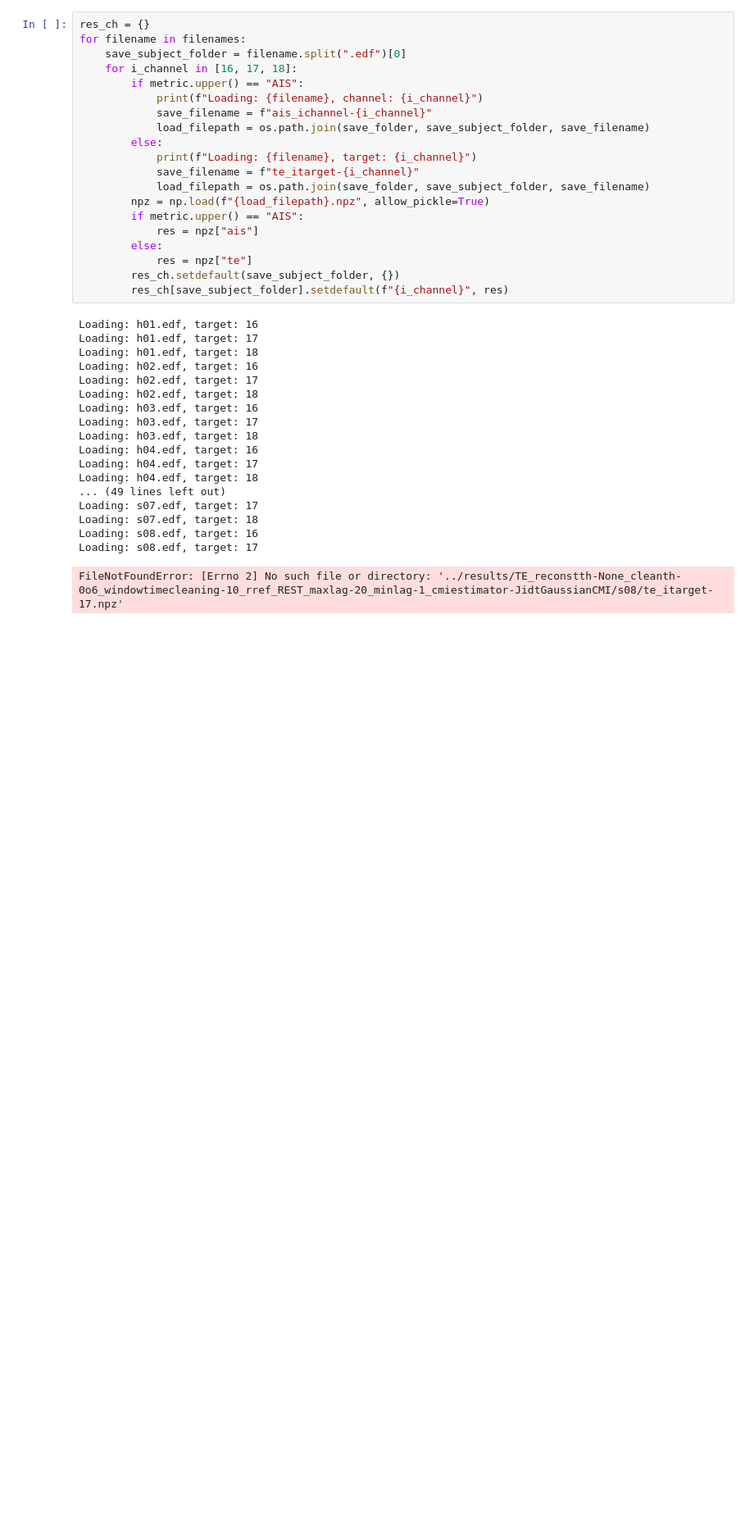
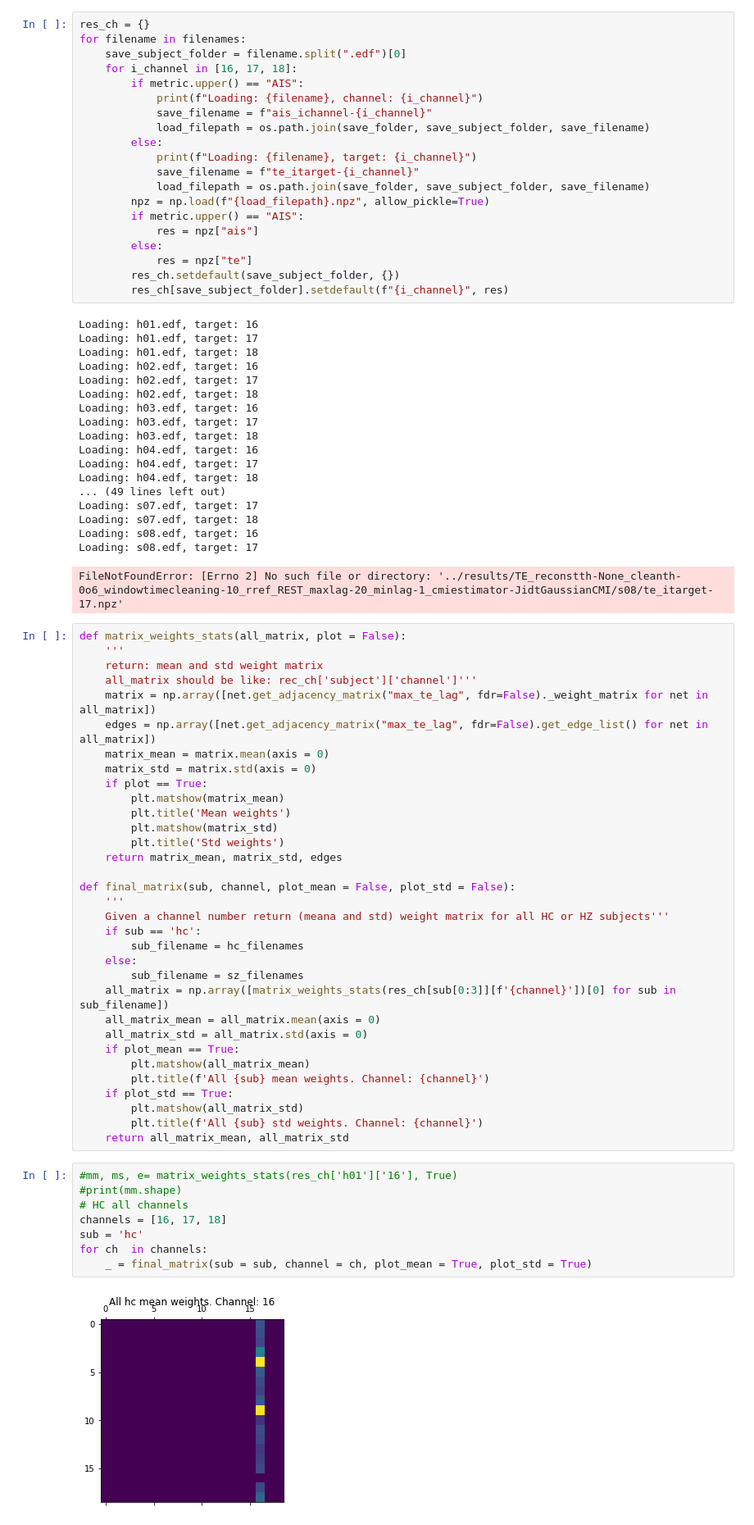
Before and after one commit to cjotade/dynamicinfo-eeg, a Jupyter notebook: src/plot_results_TE.ipynb, the cells around one changed output. Shown: that part at 82% size. Cells and saved outputs as stored; diff of their text form; blank space fills up the shorter version.

Commit message:
adding methods for weight matrix stats

```diff
--- a/src/plot_results_TE.ipynb
+++ b/src/plot_results_TE.ipynb
@@ -198,3 +198,46 @@ Loading: s07.edf, target: 18
 Loading: s08.edf, target: 16
 Loading: s08.edf, target: 17
 FileNotFoundError: [Errno 2] No such file or directory: '../results/TE_reconstth-None_cleanth-0o6_windowtimecleaning-10_rref_REST_maxlag-20_minlag-1_cmiestimator-JidtGaussianCMI/s08/te_itarget-17.npz'
+# %%
+def matrix_weights_stats(all_matrix, plot = False):
+    '''
+    return: mean and std weight matrix
+    all_matrix should be like: rec_ch['subject']['channel']'''
+    matrix = np.array([net.get_adjacency_matrix("max_te_lag", fdr=False)._weight_matrix for net in all_matrix])
+    edges = np.array([net.get_adjacency_matrix("max_te_lag", fdr=False).get_edge_list() for net in all_matrix])
+    matrix_mean = matrix.mean(axis = 0)
+    matrix_std = matrix.std(axis = 0)
+    if plot == True:
+        plt.matshow(matrix_mean)
+        plt.title('Mean weights')
+        plt.matshow(matrix_std)
+        plt.title('Std weights')
+    return matrix_mean, matrix_std, edges
+
+def final_matrix(sub, channel, plot_mean = False, plot_std = False):
+    '''
+    Given a channel number return (meana and std) weight matrix for all HC or HZ subjects'''
+    if sub == 'hc':
+        sub_filename = hc_filenames
+    else:
+        sub_filename = sz_filenames
+    all_matrix = np.array([matrix_weights_stats(res_ch[sub[0:3]][f'{channel}'])[0] for sub in sub_filename])
+    all_matrix_mean = all_matrix.mean(axis = 0)
+    all_matrix_std = all_matrix.std(axis = 0)
+    if plot_mean == True:
+        plt.matshow(all_matrix_mean)
+        plt.title(f'All {sub} mean weights. Channel: {channel}')
+    if plot_std == True:
+        plt.matshow(all_matrix_std)
+        plt.title(f'All {sub} std weights. Channel: {channel}')
+    return all_matrix_mean, all_matrix_std
+# %%
+#mm, ms, e= matrix_weights_stats(res_ch['h01']['16'], True)
+#print(mm.shape)
+# HC all channels
+channels = [16, 17, 18]
+sub = 'hc'
+for ch  in channels:
+    _ = final_matrix(sub = sub, channel = ch, plot_mean = True, plot_std = True)
+# %% [output]
+[figure, added]
```
Also changed, not shown: parts of 9 cells of this notebook.
